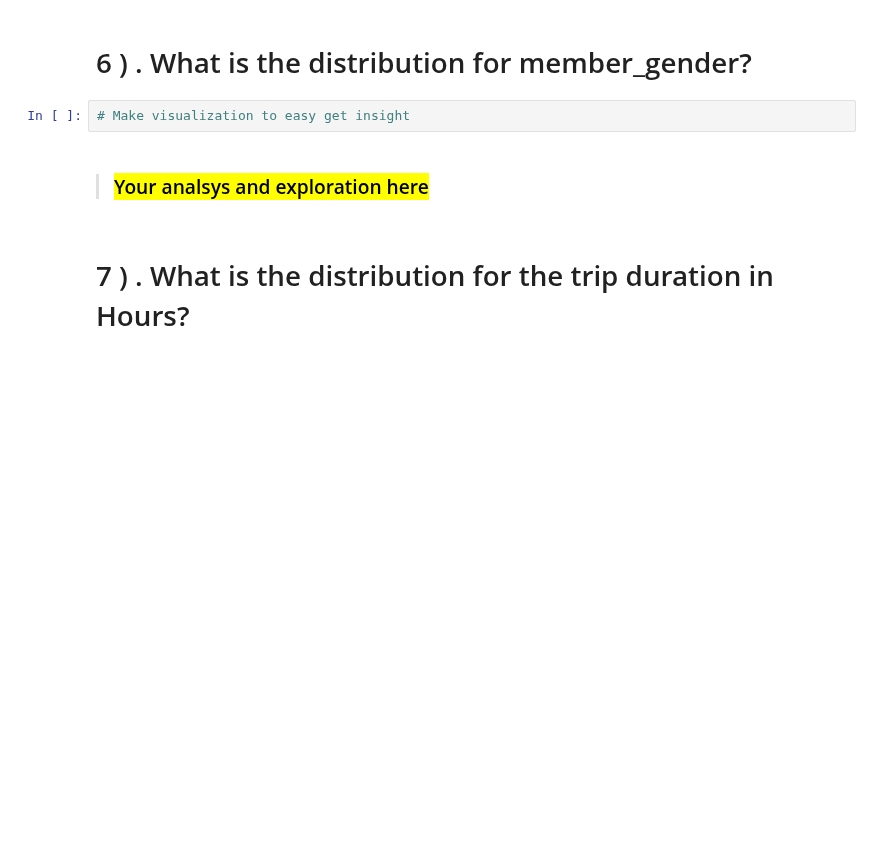
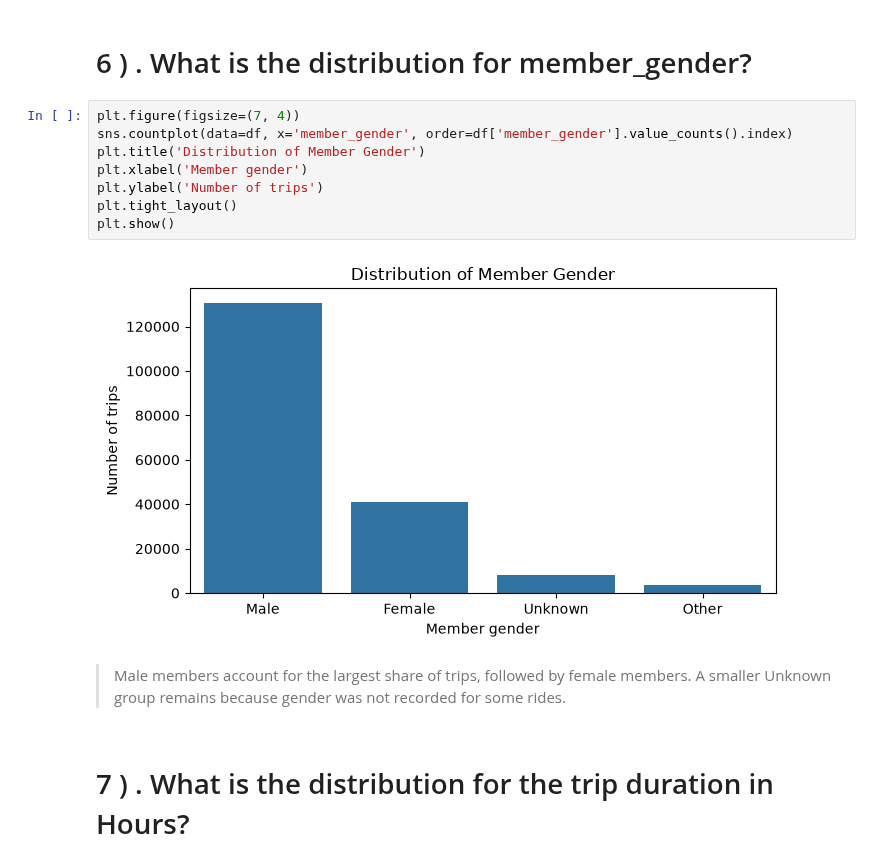
Before and after one commit to Mohamad-Hisham/ML-DEPI, a Jupyter notebook: src/DA/Final project/datasciece-Final-Project.ipynb, the cells around one changed output. Saved outputs shown, nothing was run; the diff lists cells and outputs as text; blank space fills up the shorter version.

```diff
--- a/src/DA/Final project/datasciece-Final-Project.ipynb
+++ b/src/DA/Final project/datasciece-Final-Project.ipynb
@@ -325,9 +540,17 @@ import seaborn as sns
 
 # <a id="6"> 6 ) . What is the distribution for member_gender?</a>
 # %%
-# Make visualization to easy get insight
+plt.figure(figsize=(7, 4))
+sns.countplot(data=df, x='member_gender', order=df['member_gender'].value_counts().index)
+plt.title('Distribution of Member Gender')
+plt.xlabel('Member gender')
+plt.ylabel('Number of trips')
+plt.tight_layout()
+plt.show()
+# %% [output]
+[figure, added]
 # %% [markdown]
-> ### <mark>Your analsys and exploration here </mark>
+> Male members account for the largest share of trips, followed by female members. A smaller Unknown group remains because gender was not recorded for some rides.
 # %% [markdown]
 # <a id="7">    7 )  . What is the distribution for the trip duration in Hours?  </a>
 # %%
```
Also changed, not shown: parts of 61 cells of this notebook, 5 other files.
